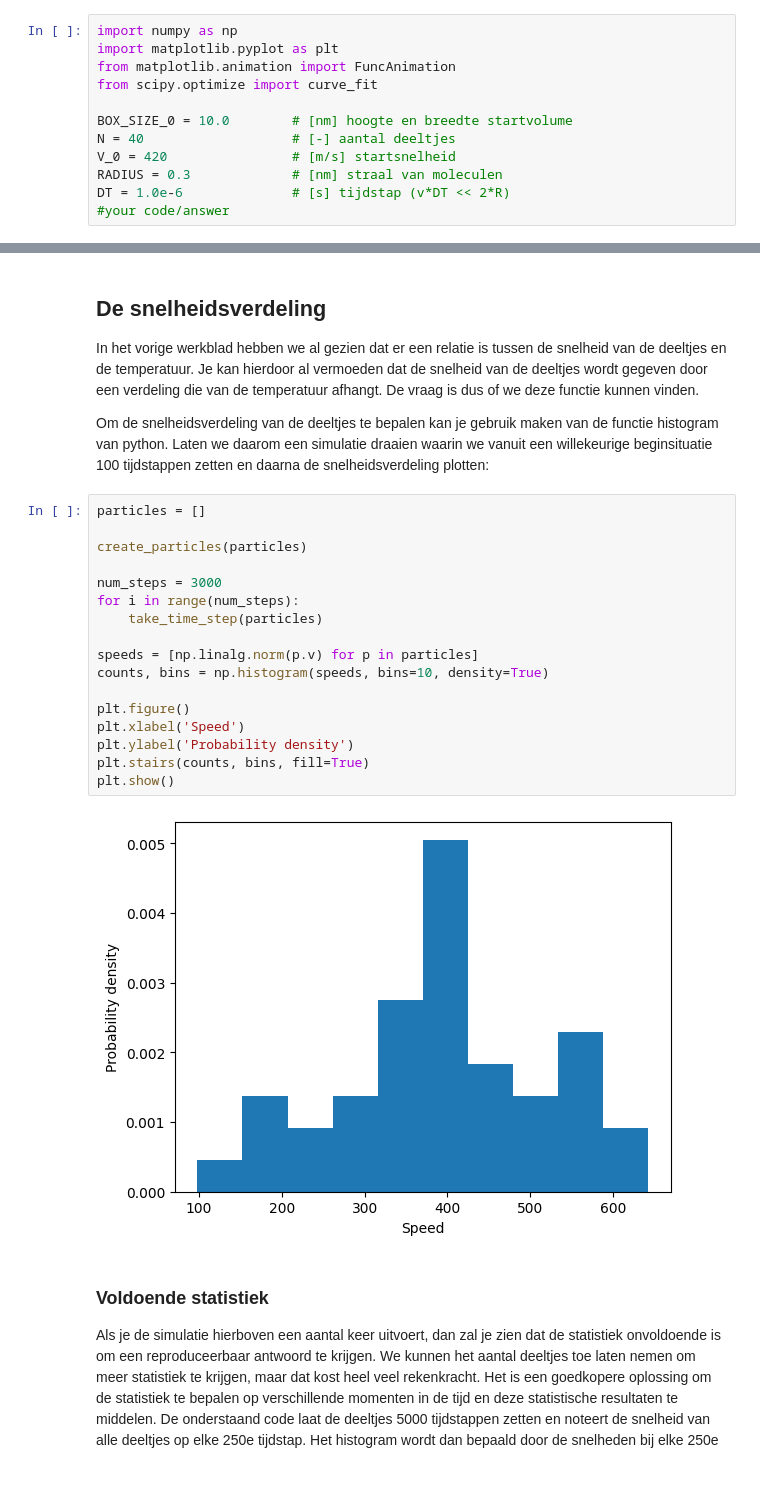
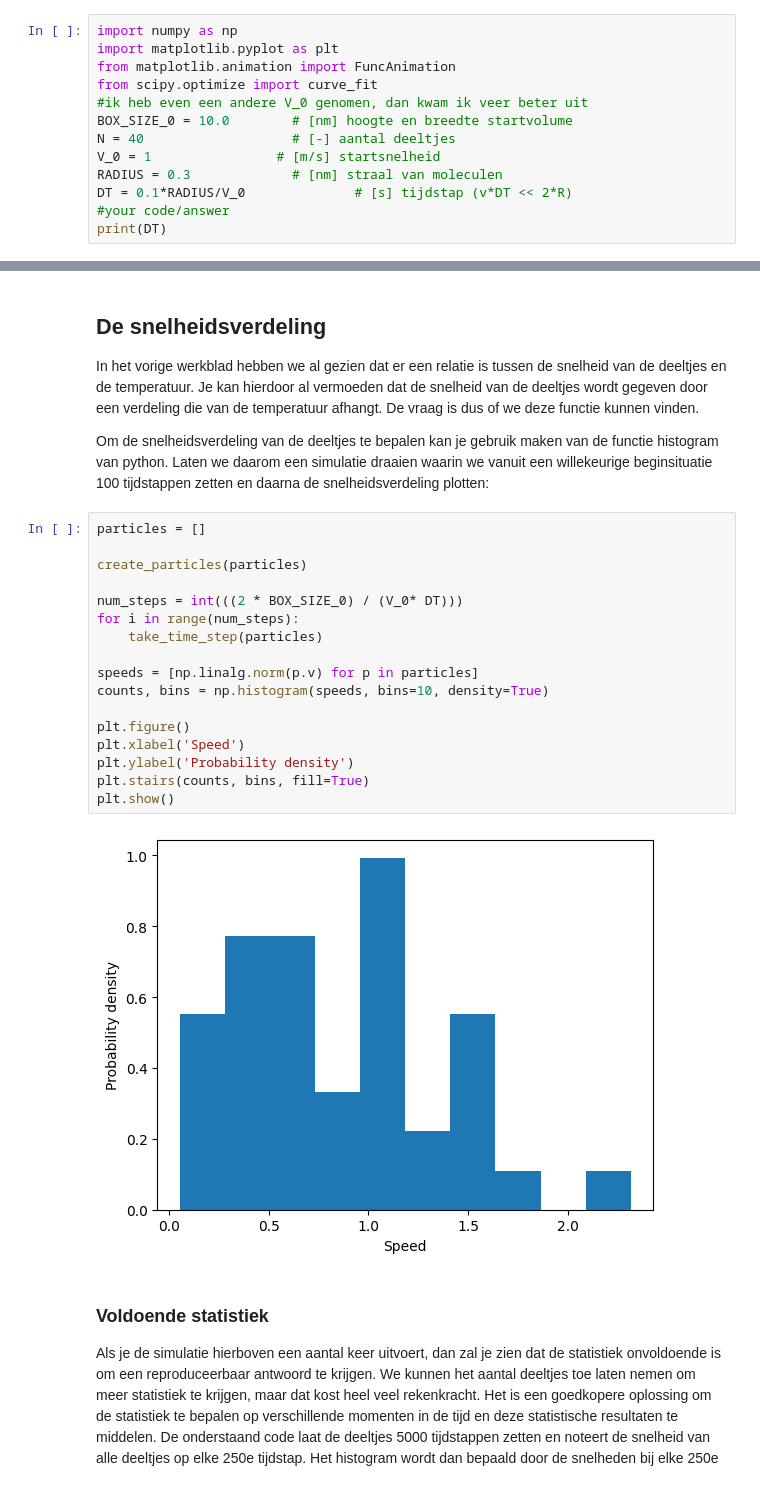
Before and after one commit to thijnholswilder/T_Holswilder, a Jupyter notebook: Content/PySim/6_boltzmann.ipynb, the cells around one changed output, grey strips where cells are left out. Cells and saved outputs as stored; diff of their text form.

```diff
--- a/Content/PySim/6_boltzmann.ipynb
+++ b/Content/PySim/6_boltzmann.ipynb
@@ -22,10 +22,11 @@ import numpy as np
 import matplotlib.pyplot as plt
 from matplotlib.animation import FuncAnimation
 from scipy.optimize import curve_fit
-
+#ik heb even een andere V_0 genomen, dan kwam ik veer beter uit
 BOX_SIZE_0 = 10.0        # [nm] hoogte en breedte startvolume
 N = 40                   # [-] aantal deeltjes
-V_0 = 420                # [m/s] startsnelheid
+V_0 = 1                # [m/s] startsnelheid
 RADIUS = 0.3             # [nm] straal van moleculen
-DT = 1.0e-6              # [s] tijdstap (v*DT << 2*R)
+DT = 0.1*RADIUS/V_0              # [s] tijdstap (v*DT << 2*R)
 #your code/answer
+print(DT)
@@ -222,22 +225,22 @@ Om de snelheidsverdeling van de deeltjes te bepalen kan je gebruik maken van de
 # %%
 particles = []
 
 create_particles(particles)
 
-num_steps = 3000
+num_steps = int(((2 * BOX_SIZE_0) / (V_0* DT)))
 for i in range(num_steps):
     take_time_step(particles)
 
 speeds = [np.linalg.norm(p.v) for p in particles]
 counts, bins = np.histogram(speeds, bins=10, density=True)
 
 plt.figure()
 plt.xlabel('Speed')
 plt.ylabel('Probability density')
 plt.stairs(counts, bins, fill=True)
 plt.show()
 # %% [output]
-[figure, old version]
+[figure, new version]
 # %% [markdown]
 ### Voldoende statistiek
 
```
Also changed, not shown: parts of 6 cells of this notebook.
